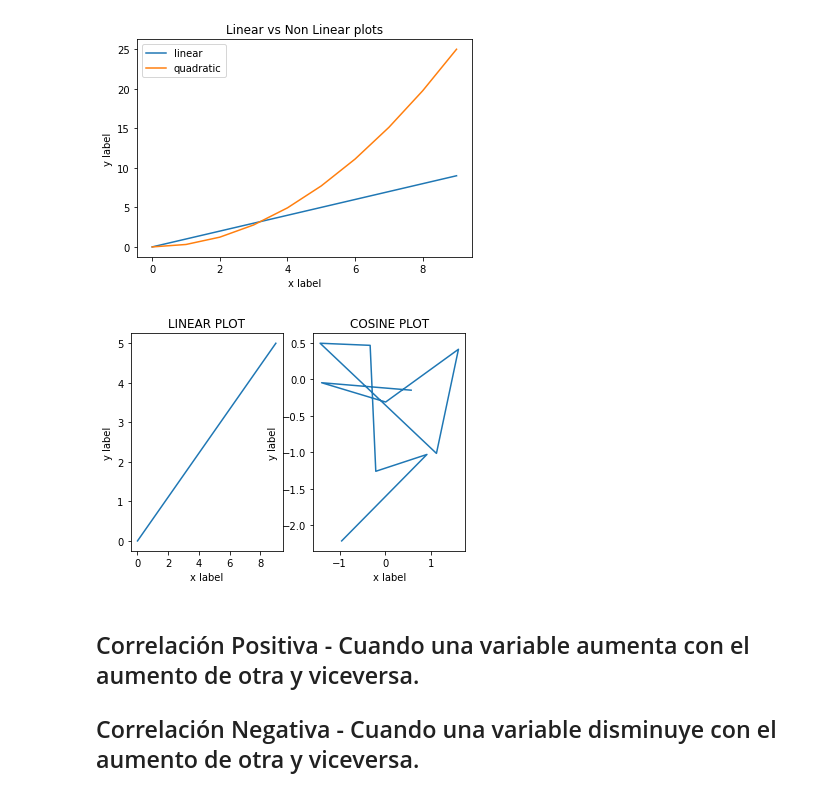
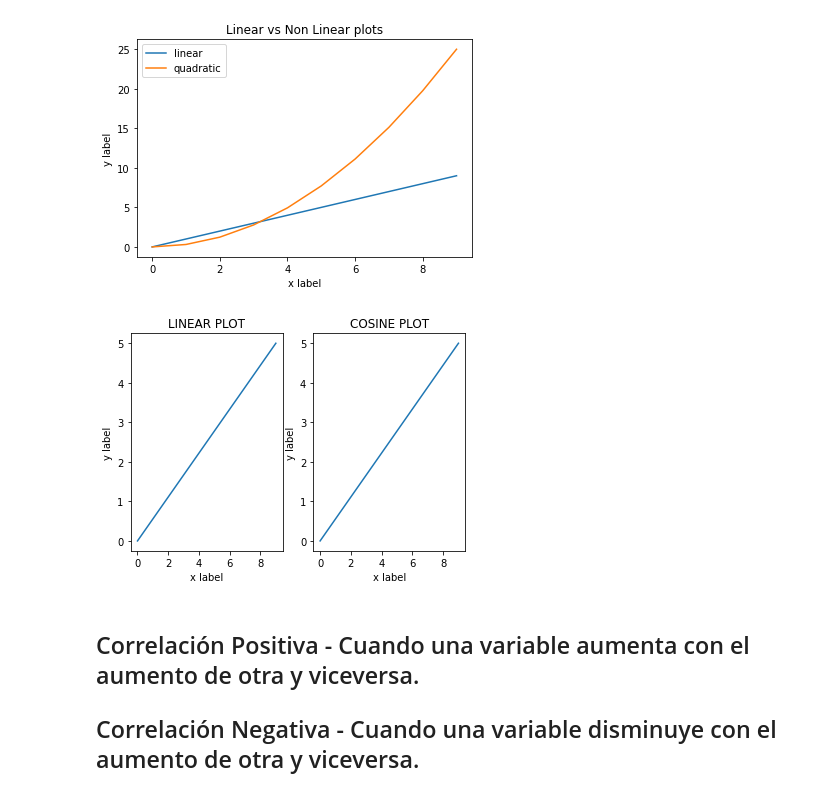
Before and after one commit to luciogutierrez/iron-hack, a Jupyter notebook: module-2/5-matplotlib-seaborn/matplotlib-seaborn.ipynb, the cells around one changed output. Saved outputs shown, nothing was run; the diff lists cells and outputs as text; code cells hidden in the pictures.

```diff
--- a/module-2/5-matplotlib-seaborn/matplotlib-seaborn.ipynb
+++ b/module-2/5-matplotlib-seaborn/matplotlib-seaborn.ipynb
@@ -23,21 +23,22 @@ plt.show()
 # %%
 fig, [ax1, ax2] = plt.subplots(1,2)
 
 ax1.plot(x1,x2)
 ax1.set_title('LINEAR PLOT')
 ax1.set_xlabel('x label')
 ax1.set_ylabel('y label')
 
-x = np.random.randn(10)
-y = np.random.randn(10)
+x = np.arange(0,10,1)
+y = np.linspace(0,5,10)
+w = x**2
 ax2.plot(x, y)
 ax2.set_title('COSINE PLOT')
 ax2.set_xlabel('x label')
 ax2.set_ylabel('y label')
 
 plt.show()
 # %% [output]
-[figure, old version]
+[figure, new version]
 # %% [markdown]
 ## Correlación Positiva - Cuando una variable aumenta con el aumento de otra y viceversa.
 ## Correlación Negativa - Cuando una variable disminuye con el aumento de otra y viceversa.
```
Also changed, not shown: 3 other files.
